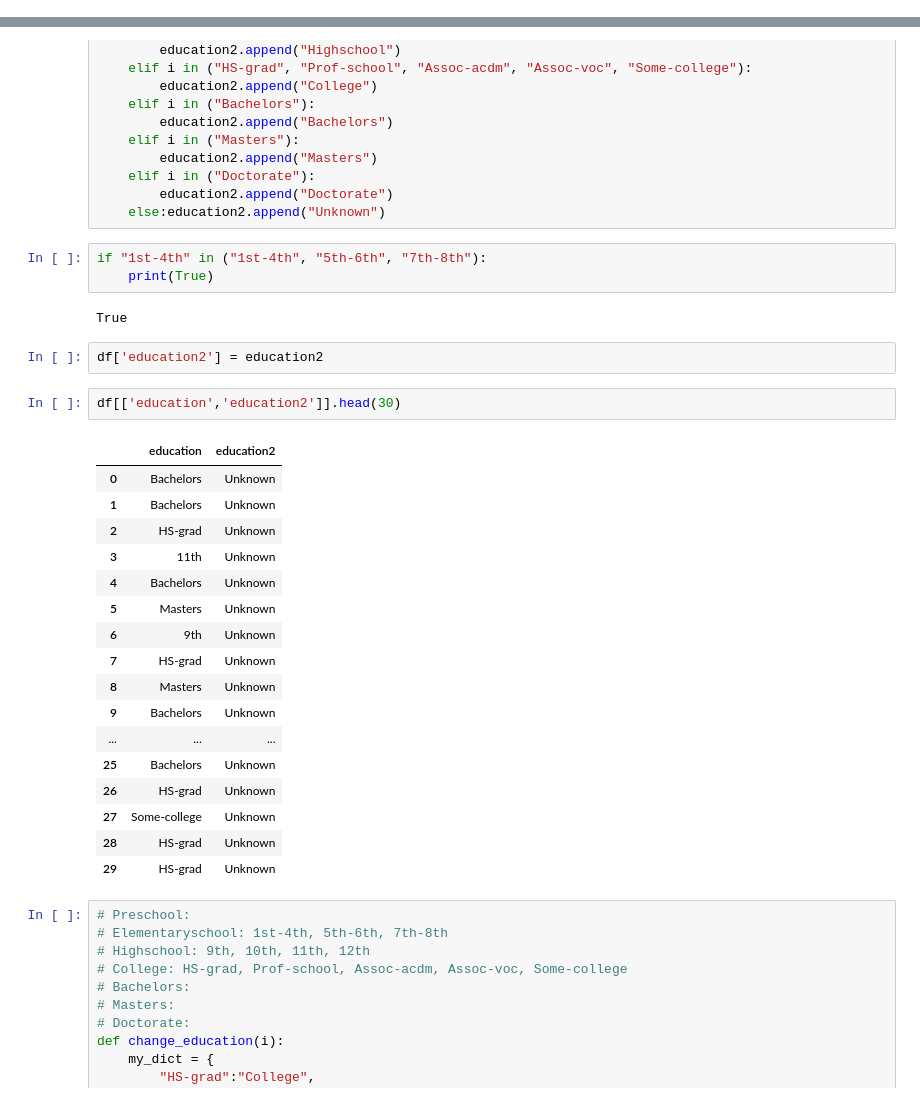
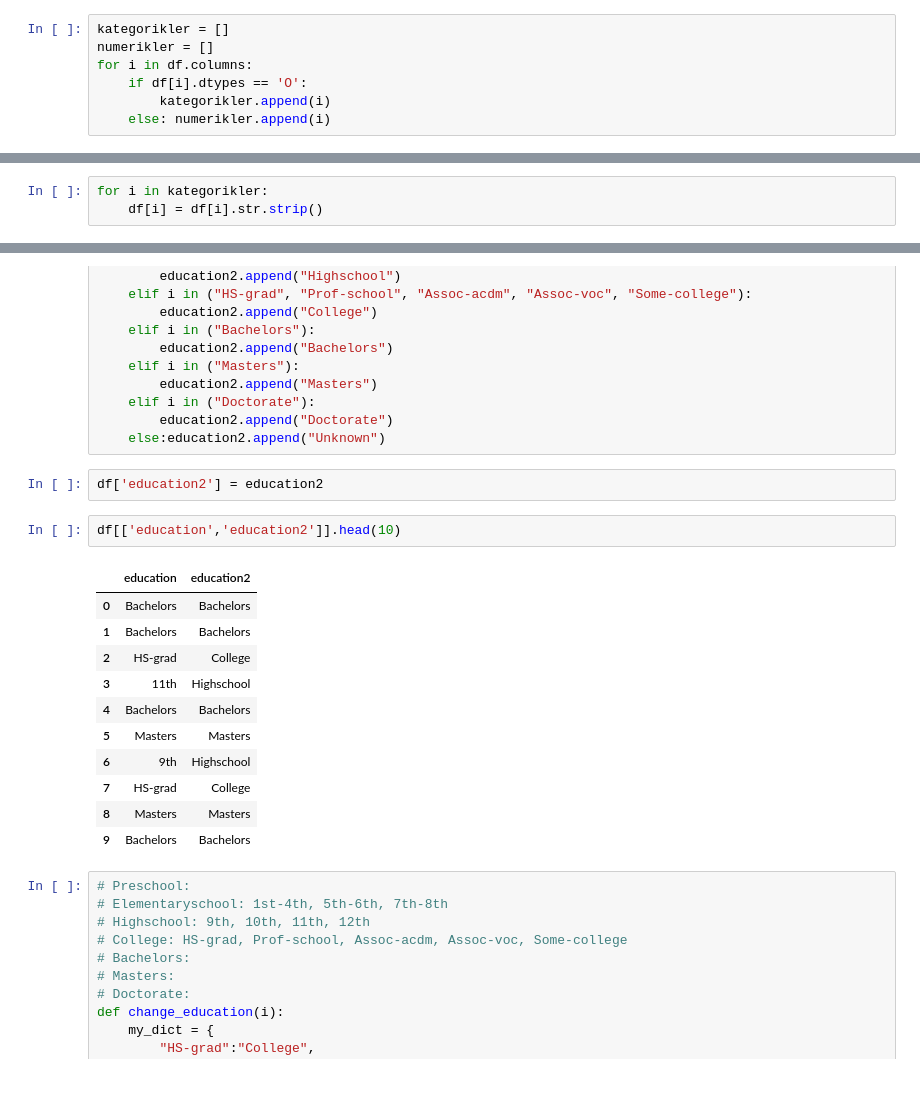
Before and after one commit to erkansirin78/preprocessing-analysis-ml-dl-big-data, a Jupyter notebook: 07_data_preprocessing_cleaning/Veri_On_Isleme_Temizlik.ipynb, the cells around one changed output, grey strips where cells are left out. Saved outputs shown, nothing was run; the diff lists cells and outputs as text.

```diff
--- a/07_data_preprocessing_cleaning/Veri_On_Isleme_Temizlik.ipynb
+++ b/07_data_preprocessing_cleaning/Veri_On_Isleme_Temizlik.ipynb
@@ -15,0 +28,7 @@ df.head()
+# %%
+kategorikler = []
+numerikler = []
+for i in df.columns:
+    if df[i].dtypes == 'O':
+        kategorikler.append(i)
+    else: numerikler.append(i)
@@ -15,0 +41,3 @@ df.head()
+# %%
+for i in kategorikler:
+    df[i] = df[i].str.strip()
@@ -201,33 +248,22 @@ for i in df.education:
     elif i in ("Doctorate"):
         education2.append("Doctorate")
     else:education2.append("Unknown")
-# %%
-if "1st-4th" in ("1st-4th", "5th-6th", "7th-8th"):
-    print(True)
-# %% [output]
-True
 # %%
 df['education2'] = education2
 # %%
-df[['education','education2']].head(30)
+df[['education','education2']].head(10)
 # %% [output]
 |  | education | education2 |
-| 0 | Bachelors | Unknown |
-| 1 | Bachelors | Unknown |
-| 2 | HS-grad | Unknown |
-| 3 | 11th | Unknown |
-| 4 | Bachelors | Unknown |
-| 5 | Masters | Unknown |
-| 6 | 9th | Unknown |
-| 7 | HS-grad | Unknown |
-| 8 | Masters | Unknown |
-| 9 | Bachelors | Unknown |
-| ... | ... | ... |
-| 25 | Bachelors | Unknown |
-| 26 | HS-grad | Unknown |
-| 27 | Some-college | Unknown |
-| 28 | HS-grad | Unknown |
-| 29 | HS-grad | Unknown |
+| 0 | Bachelors | Bachelors |
+| 1 | Bachelors | Bachelors |
+| 2 | HS-grad | College |
+| 3 | 11th | Highschool |
+| 4 | Bachelors | Bachelors |
+| 5 | Masters | Masters |
+| 6 | 9th | Highschool |
+| 7 | HS-grad | College |
+| 8 | Masters | Masters |
+| 9 | Bachelors | Bachelors |
 # %%
 # Preschool:
 # Elementaryschool: 1st-4th, 5th-6th, 7th-8th
```
Also changed, not shown: parts of 26 cells of this notebook.
